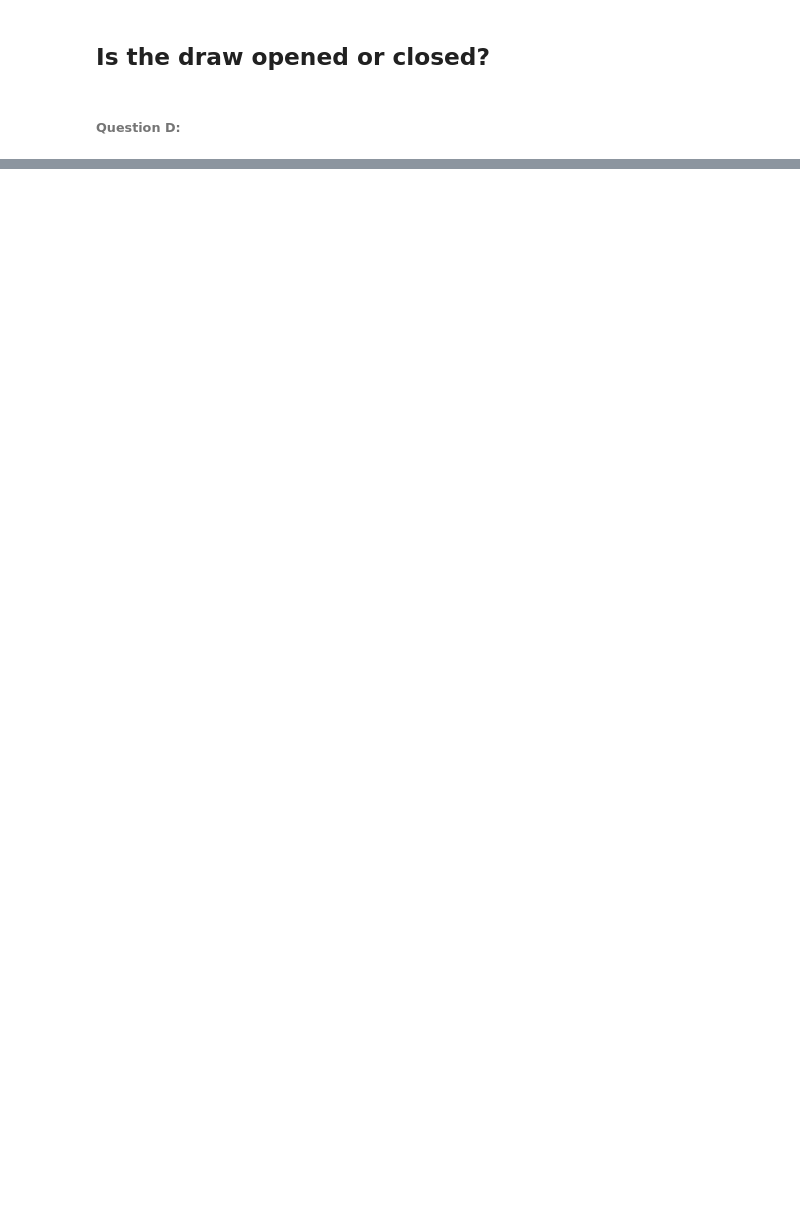
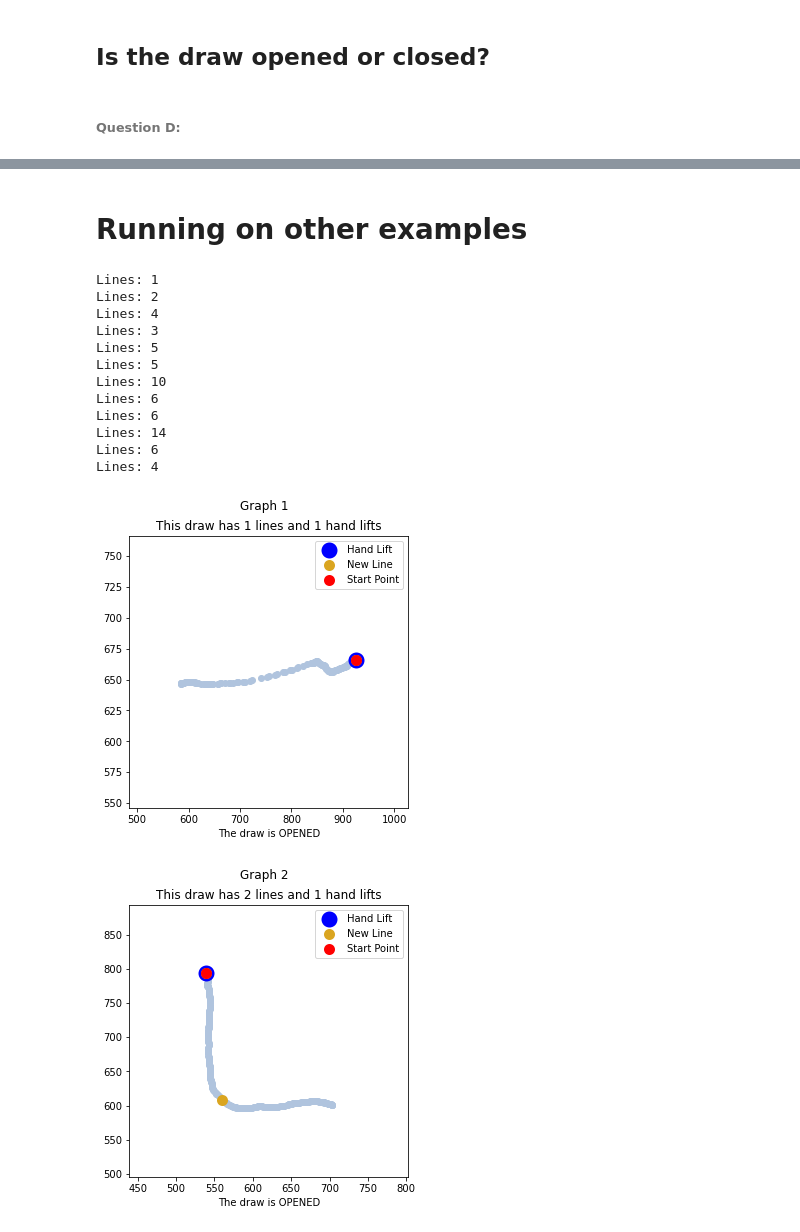
Before and after one commit to AlonMesh/Drawing-analysis-tool, a Jupyter notebook: Draws.ipynb, the cells around one changed output, grey strips where cells are left out. Drawn from its saved outputs; the diff is of its cells as text; code cells hidden in the pictures; blank space fills up the shorter version.

```diff
--- a/Draws.ipynb
+++ b/Draws.ipynb
@@ -326,0 +367,45 @@ The draw is OPENED
+# %% [markdown]
+# Running on other examples
+# %%
+for DRAW in range(1,13,1):
+    df = pd.read_csv(f'C:\\Users\\Alon\\Downloads\\train\\train\\7554\\SimpleTest\\{DRAW}.csv', parse_dates=[' Time'])
+    df.columns = ['X', 'Y', 'Pressure', 'TiltX', 'TiltY', 'Time']
+    df = df[0:-2]
+    df['X'] = pd.to_numeric(df['X'], errors='coerce')
+
+    df["lag1"] = df['Time'].shift(periods = 1)
+    df["diff"] = df['Time'].sub(df["lag1"])
+    df[df["diff"] > df["diff"][1]*10]
+    #print(len(df[df["diff"] > df["diff"][1]*10].dropna()))
+
+    #C
+    handlift = df[df["diff"] > df["diff"][1]*10].index
+    handlift = handlift.union([0])
+    totallines = handlift
+
+    #A
+    totallines = countingLines(df, handlift, totallines)
+
+    #D
+    flag = True
+    for lift in handlift:
+        if (is_close(df, lift) == False):
+            flag = False
+            break
+
+    detailed_graph_isCloseOrOpen(df, handlift, totallines, DRAW, flag)
+# %% [output]
+Lines: 1
+Lines: 2
+Lines: 4
+Lines: 3
+Lines: 5
+Lines: 5
+Lines: 10
+Lines: 6
+Lines: 6
+Lines: 14
+Lines: 6
+Lines: 4
+[figure, added]
+[figure, added]
```
Also changed, not shown: parts of 18 cells of this notebook.
